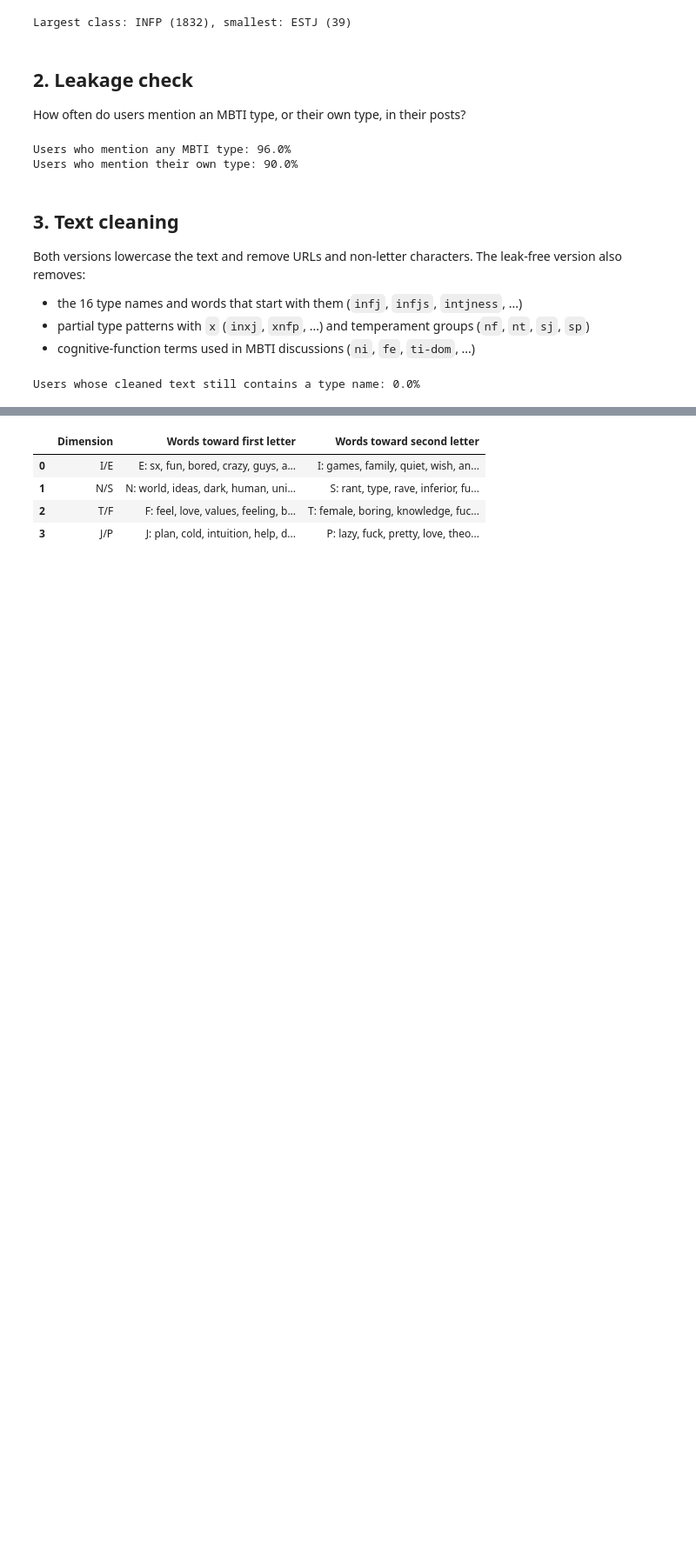
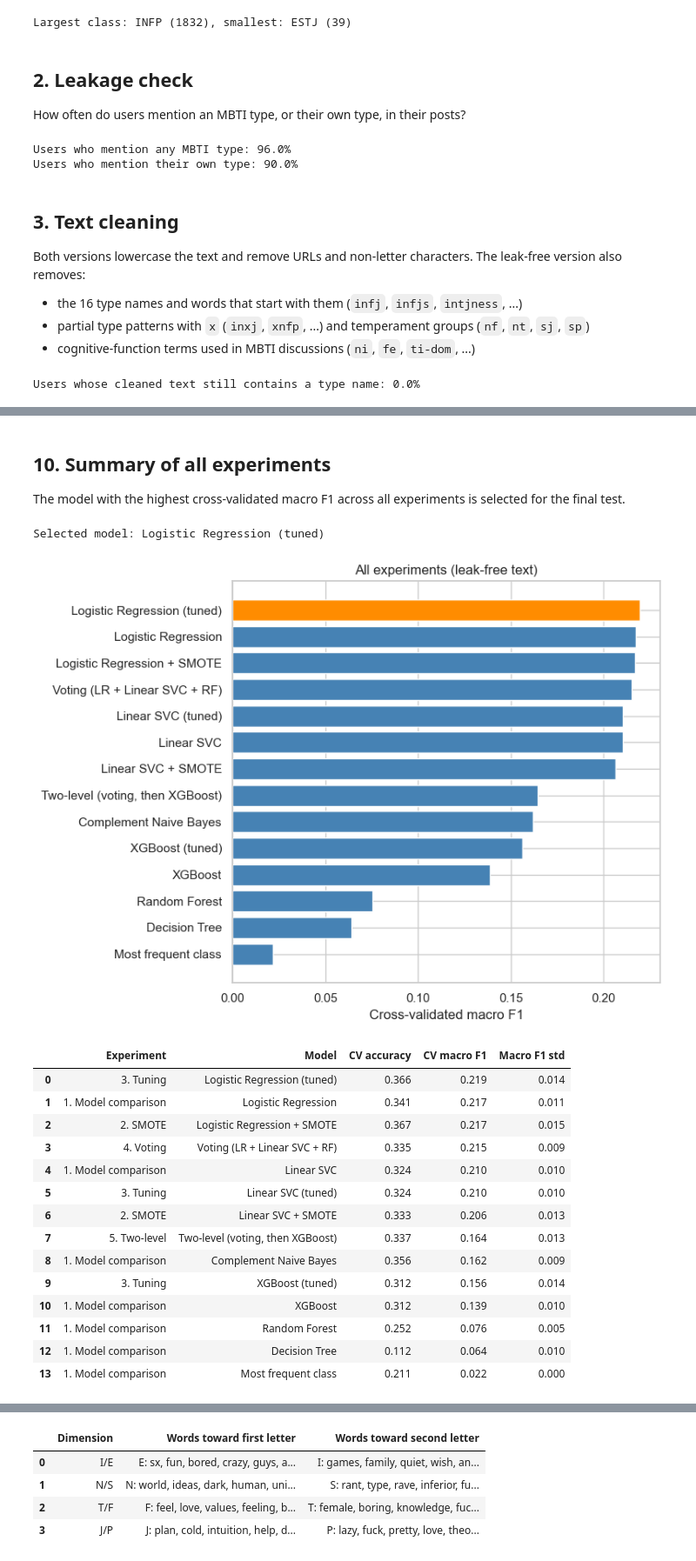
Before and after one commit to chlu03/mbti-personality-prediction, a Jupyter notebook: mbti_classification.ipynb, the cells around one changed output, grey strips where cells are left out. Shown at 87% size. Saved outputs shown, nothing was run; the diff lists cells and outputs as text; code cells hidden in the pictures; blank space fills up the shorter version.

Commit message:
Repeat all five original experiments on leak-free text with cross-validation

```diff
--- a/mbti_classification.ipynb
+++ b/mbti_classification.ipynb
@@ -292,0 +369,37 @@ The largest logistic regression coefficients show which words push the predictio
+# %% [markdown]
+## 10. Summary of all experiments
+
+The model with the highest cross-validated macro F1 across all experiments is selected for the final test.
+# %%
+summary = pd.DataFrame(results).sort_values('CV macro F1', ascending=False, ignore_index=True)
+best_name = summary.loc[summary['Model'] != 'Most frequent class', 'Model'].iloc[0]
+print(f'Selected model: {best_name}')
+
+fig, ax = plt.subplots(figsize=(8, 6))
+plot_data = summary.sort_values('CV macro F1')
+ax.barh(plot_data['Model'], plot_data['CV macro F1'],
+        color=['darkorange' if m == best_name else 'steelblue' for m in plot_data['Model']])
+ax.set_xlabel('Cross-validated macro F1')
+ax.set_title('All experiments (leak-free text)')
+plt.tight_layout()
+fig.savefig(FIG_DIR / 'experiments.png', dpi=150)
+plt.show()
+summary.round(3)
+# %% [output]
+Selected model: Logistic Regression (tuned)
+[figure, added]
+|  | Experiment | Model | CV accuracy | CV macro F1 | Macro F1 std |
+| 0 | 3. Tuning | Logistic Regression (tuned) | 0.366 | 0.219 | 0.014 |
+| 1 | 1. Model comparison | Logistic Regression | 0.341 | 0.217 | 0.011 |
+| 2 | 2. SMOTE | Logistic Regression + SMOTE | 0.367 | 0.217 | 0.015 |
+| 3 | 4. Voting | Voting (LR + Linear SVC + RF) | 0.335 | 0.215 | 0.009 |
+| 4 | 1. Model comparison | Linear SVC | 0.324 | 0.210 | 0.010 |
+| 5 | 3. Tuning | Linear SVC (tuned) | 0.324 | 0.210 | 0.010 |
+| 6 | 2. SMOTE | Linear SVC + SMOTE | 0.333 | 0.206 | 0.013 |
+| 7 | 5. Two-level | Two-level (voting, then XGBoost) | 0.337 | 0.164 | 0.013 |
+| 8 | 1. Model comparison | Complement Naive Bayes | 0.356 | 0.162 | 0.009 |
+| 9 | 3. Tuning | XGBoost (tuned) | 0.312 | 0.156 | 0.014 |
+| 10 | 1. Model comparison | XGBoost | 0.312 | 0.139 | 0.010 |
+| 11 | 1. Model comparison | Random Forest | 0.252 | 0.076 | 0.005 |
+| 12 | 1. Model comparison | Decision Tree | 0.112 | 0.064 | 0.010 |
+| 13 | 1. Model comparison | Most frequent class | 0.211 | 0.022 | 0.000 |
```
Also changed, not shown: parts of 38 cells of this notebook, 3 other files.
